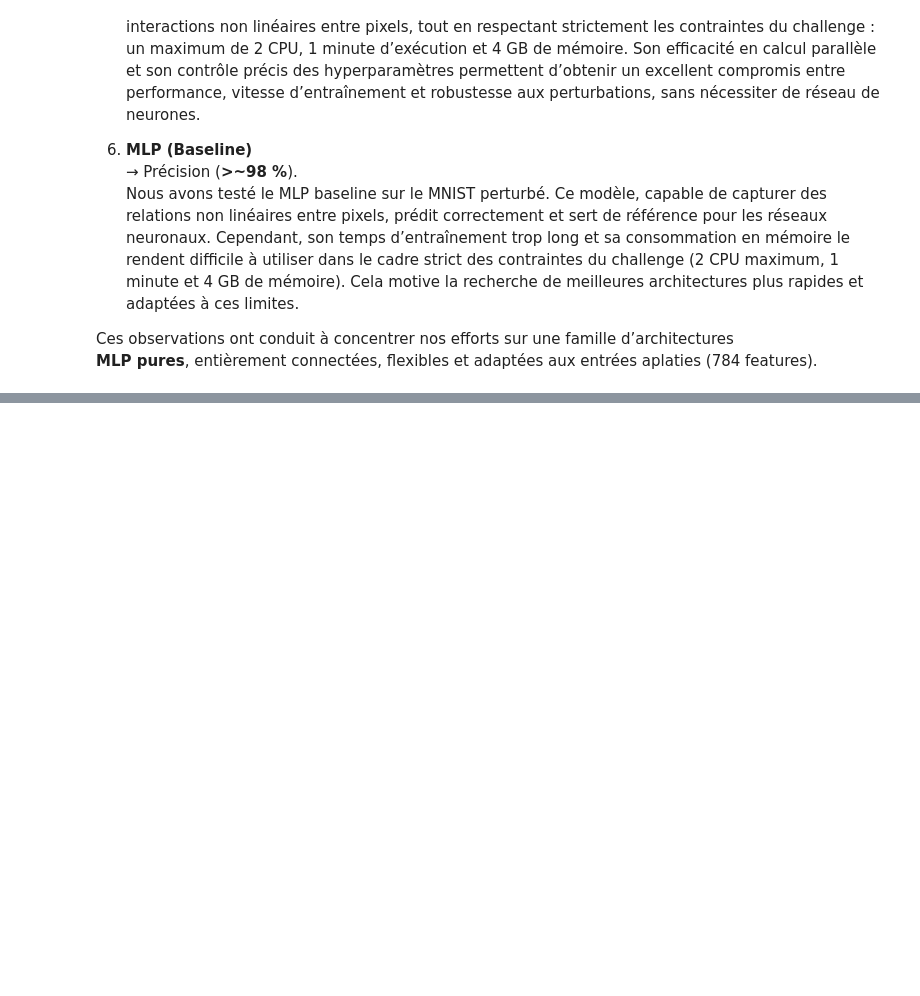
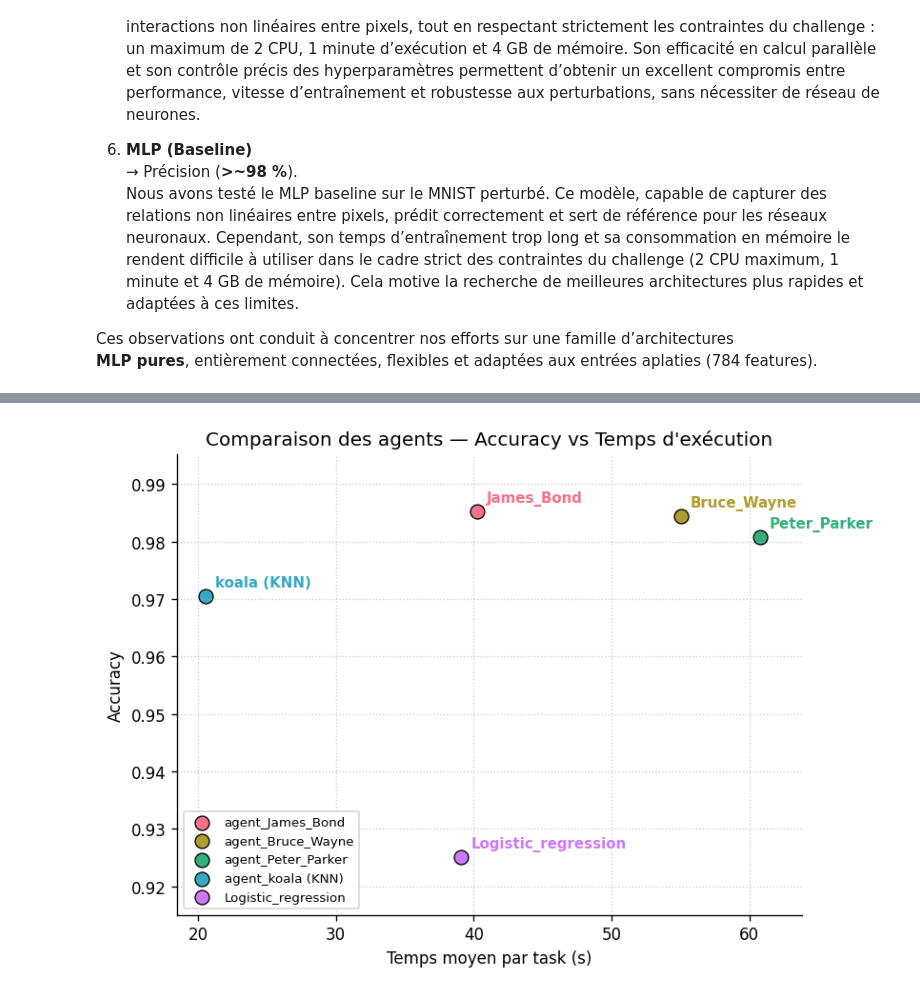
Before and after one commit to hugojava/Permuted-MNIST-Challenge, a Jupyter notebook: report.ipynb, the cells around one changed output, grey strips where cells are left out. Cells and saved outputs as stored; diff of their text form; code cells hidden in the pictures; blank space fills up the shorter version.

```diff
--- a/report.ipynb
+++ b/report.ipynb
@@ -888,0 +431,56 @@ plt.show()
+# %%
+import matplotlib.pyplot as plt
+import seaborn as sns
+
+# --- Données ---
+agents = [
+    {"name": "agent_James_Bond",     "acc": 0.98517, "time": 40.252},
+    {"name": "agent_Bruce_Wayne",    "acc": 0.98441, "time": 55.054},
+    {"name": "agent_Peter_Parker",   "acc": 0.98077, "time": 60.770},
+    {"name": "agent_koala (KNN)",    "acc": 0.97054, "time": 20.560},
+    {"name": "Logistic_regression",  "acc": 0.92504, "time": 39.116},
+]
+
+# --- Préparation ---
+xs = [a["time"] for a in agents]
+ys = [a["acc"] for a in agents]
+labels = [a["name"] for a in agents]
+
+# Palette de couleurs distinctive
+palette = sns.color_palette("husl", len(agents))
+
+# --- Plot ---
+plt.figure(figsize=(7, 5), dpi=120)
+for (a, color) in zip(agents, palette):
+    plt.scatter(a["time"], a["acc"], s=80, color=color, label=a["name"], edgecolor="black", linewidth=0.8)
+
+# --- Annotations propres ---
+for a, color in zip(agents, palette):
+    plt.annotate(
+        a["name"].replace("agent_", ""),  # simplifie le label visuel
+        (a["time"], a["acc"]),
+        textcoords="offset points",
+        xytext=(6, 6),
+        fontsize=9,
+        color=color,
+        fontweight="bold"
+    )
+
+# --- Style & axes ---
+plt.xlabel("Temps moyen par task (s)")
+plt.ylabel("Accuracy")
+plt.title("Comparaison des agents — Accuracy vs Temps d'exécution")
+plt.grid(True, linestyle=":", alpha=0.6)
+
+# Limites automatiques avec marge
+plt.xlim(min(xs) * 0.9, max(xs) * 1.05)
+plt.ylim(min(ys) - 0.01, max(ys) + 0.01)
+
+# Légende claire
+plt.legend(frameon=True, loc="lower left", fontsize=8)
+
+sns.despine()
+plt.tight_layout()
+plt.show()
+# %% [output]
+[figure, added]
```
Also changed, not shown: parts of 43 cells of this notebook.
